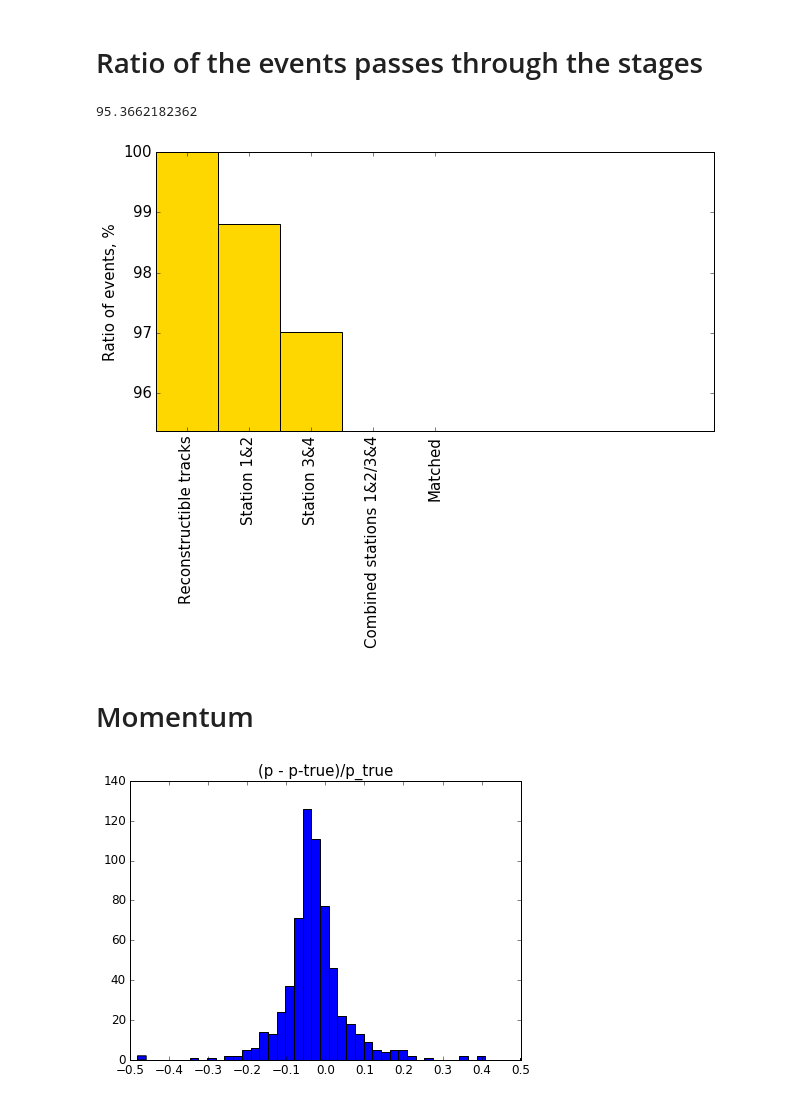
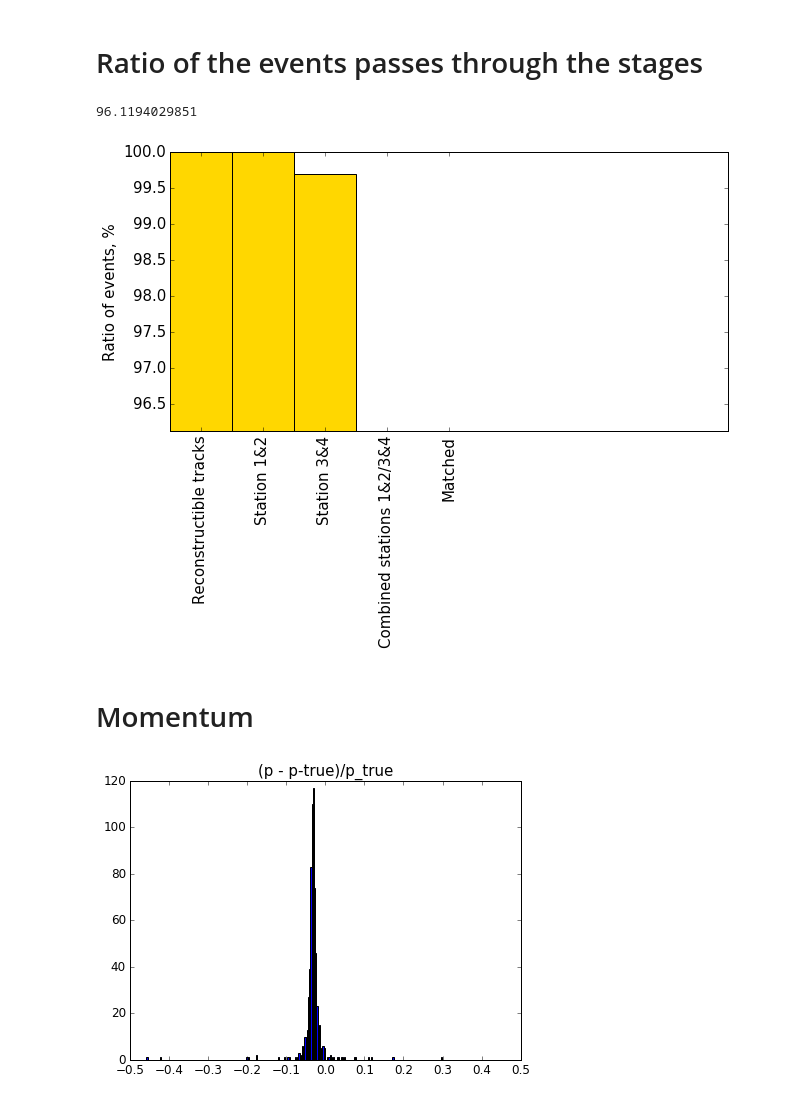
Before and after one commit to hushchyn-mikhail/ship_tracking_summer2016, a Jupyter notebook: notebooks/Quality.ipynb, the cells around one changed output. Cells and saved outputs as stored; diff of their text form; code cells hidden in the pictures.

```diff
--- a/notebooks/Quality.ipynb
+++ b/notebooks/Quality.ipynb
@@ -49,8 +48,8 @@ for event_id in event_ids:
     event34 = event[(event.StatNb == 3) + (event.StatNb == 4)]
 
     # Tracks reconstruction before the magnet
-    tr2d12 = RetinaTrackReconstruction(sigma_from=0.8, sigma_to=0.8, eps=0.05, y_scale=1.)
-    tr2d12.fit(event12[['Wx1', 'Wy1', 'Wz', 'Wx2', 'Wy2', 'Wz']].values)
+    tr2d12 = RetinaTrackReconstruction(sigma_from=0.8, sigma_to=0.4, pre_sigma=0.4, stopping_criteria=0.00001, inlier_treshold=0.2)
+    tr2d12.fit(event12[['Wx1', 'Wy1', 'Wz', 'Wx2', 'Wy2', 'Wz']].values, event12.dist2Wire.values)
 
     labels12 = tr2d12.labels_
     tracks_params12 = tr2d12.tracks_params_
@@ -66,8 +65,8 @@ for event_id in event_ids:
                                                                  trm12.clone_rate_]
 
     # Tracks reconstruction after the magnet
-    tr2d34 = RetinaTrackReconstruction(sigma_from=0.8, sigma_to=0.8, eps=0.05, y_scale=1.)
-    tr2d34.fit(event34[['Wx1', 'Wy1', 'Wz', 'Wx2', 'Wy2', 'Wz']].values)
+    tr2d34 = RetinaTrackReconstruction(sigma_from=0.8, sigma_to=0.4, pre_sigma=0.4, stopping_criteria=0.00001, inlier_treshold=0.2)
+    tr2d34.fit(event34[['Wx1', 'Wy1', 'Wz', 'Wx2', 'Wy2', 'Wz']].values, event34.dist2Wire.values)
 
     labels34 = tr2d34.labels_
     tracks_params34 = tr2d34.tracks_params_
@@ -131,6 +130,15 @@ for event_id in event_ids:
                                                          (cq.n_combined_ >= 2)*1,
                                                          (cq.reco_eff_ == 1)*1]).cumprod()
 
+        if not (trm12.recognition_efficiency_ == 1):
+            print 1, event_id
+        elif not (trm34.recognition_efficiency_ == 1):
+            print 2, event_id
+        elif not (cq.n_combined_ >= 2):
+            print 3, event_id
+
+
+
         # Save the tracks combination
         tracks_comb[event_id] = {'tracks_combinations':comb.tracks_combinations_,
                                  'charges':comb.charges_,
@@ -266,8 +288,8 @@ plt.ylim(bar_values[-1], bar_values[0])
 plt.ylabel('Ratio of events, %', size=15)
 plt.show()
 # %% [output]
-95.3662182362
+96.1194029851
-[figure, old version]
+[figure, new version]
 # %% [markdown]
 # Momentum
 # %%
@@ -275,12 +297,12 @@ passed_events = event_ids[pass_stages.Matching.values == 1]
 p_err = combinations_true[combinations_true.EventID.isin(passed_events)].PErr.values
 # %%
 plt.figure(figsize=(7, 5))
-plt.hist(p_err[~np.isnan(p_err)], bins=50)
+plt.hist(p_err, bins=5000)
 
 plt.title('(p - p-true)/p_true', size=15)
 plt.xticks(numpy.arange(-0.5, 0.51, 0.1), size=12)
 plt.yticks(size=12)
 plt.xlim(-0.5, 0.5)
 plt.show()
 # %% [output]
-[figure, old version]
+[figure, new version]
```
Also changed, not shown: parts of 7 cells of this notebook, 1 other file.
